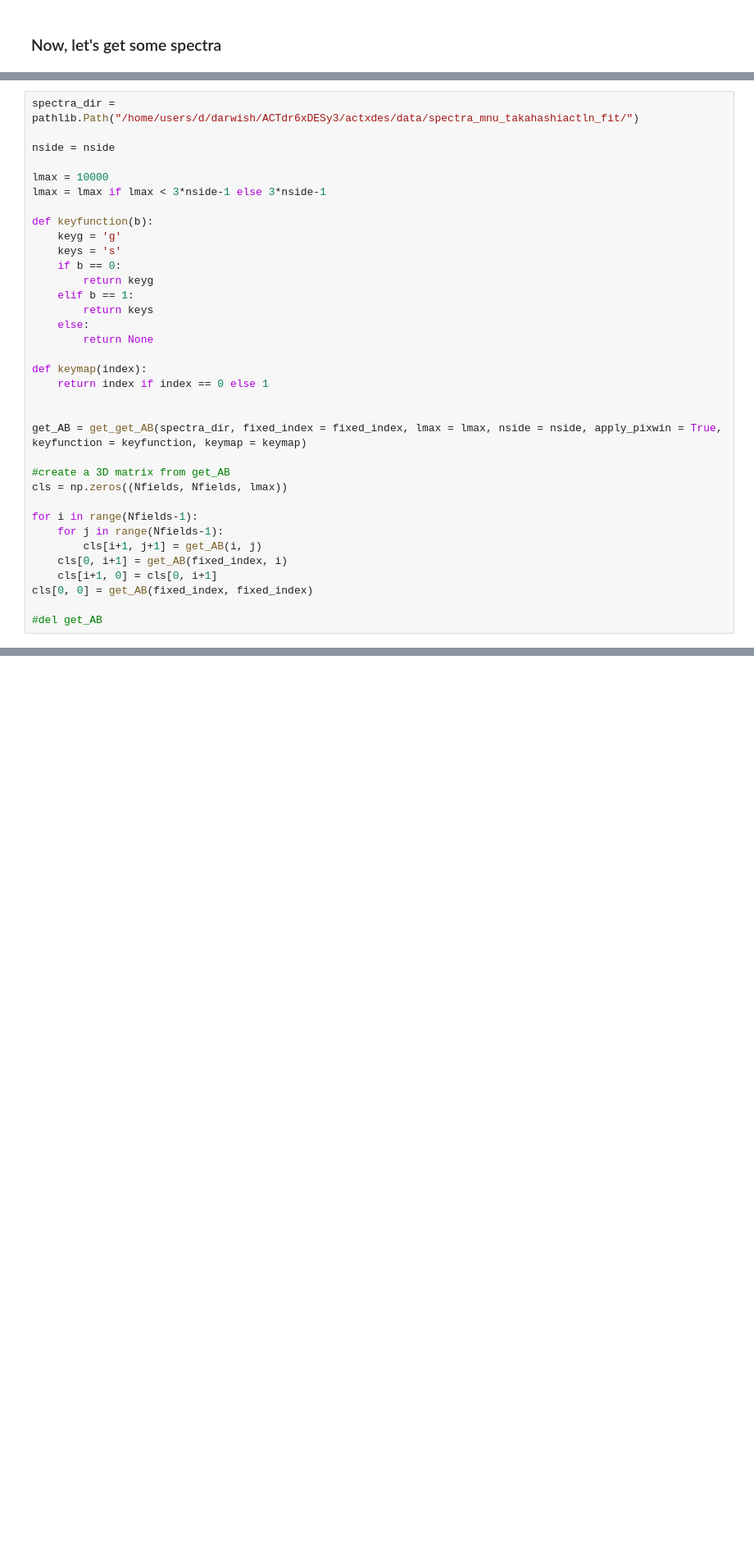
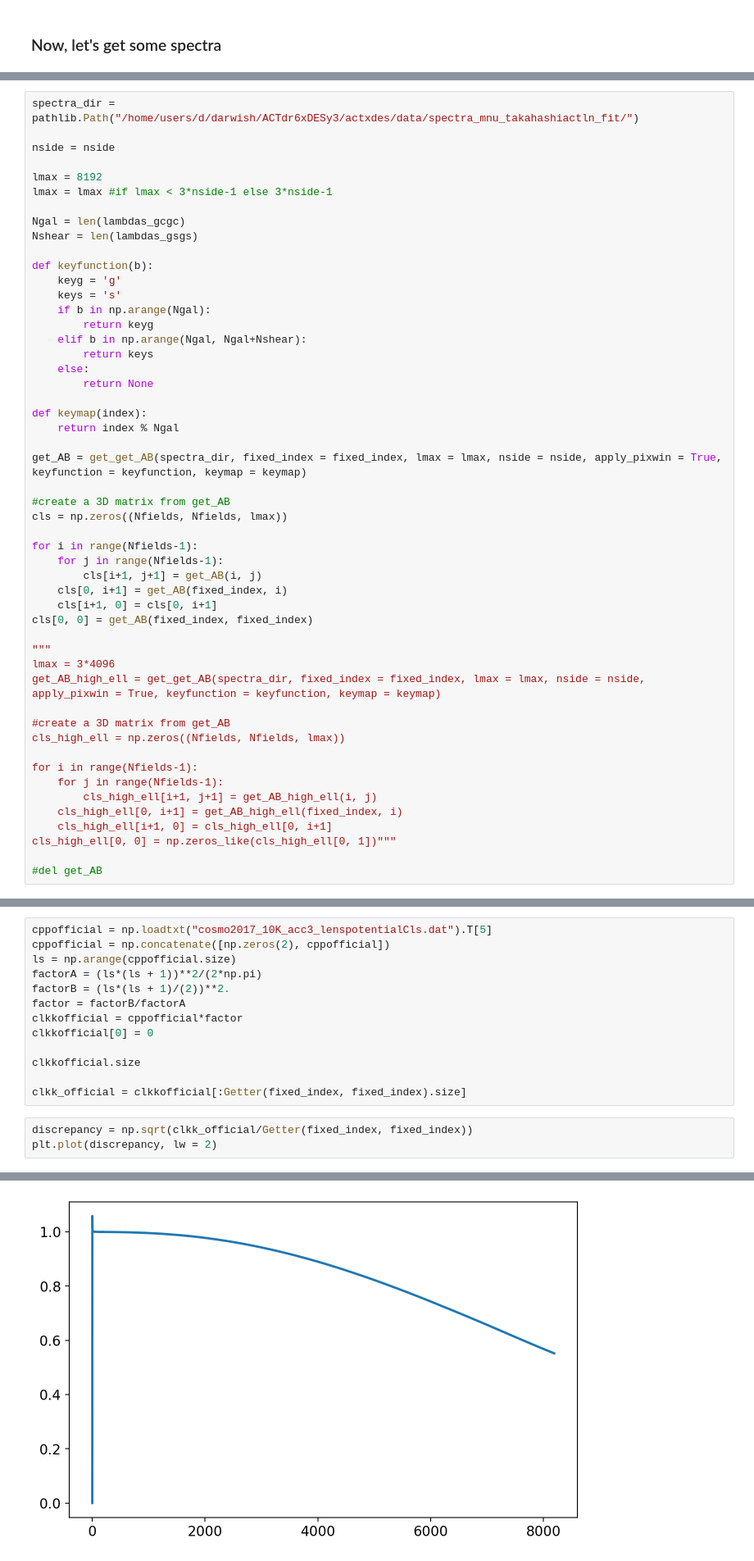
Before and after one commit to Saladino93/fieldgen, a Jupyter notebook: notebooks/example.ipynb, the cells around one changed output, grey strips where cells are left out. Shown at 82% size. Saved outputs shown, nothing was run; the diff lists cells and outputs as text; blank space fills up the shorter version.

```diff
--- a/notebooks/example.ipynb
+++ b/notebooks/example.ipynb
@@ -125,22 +156,24 @@ spectra_dir = pathlib.Path("/home/users/d/darwish/ACTdr6xDESy3/actxdes/data/spec
 
 nside = nside
 
-lmax = 10000
-lmax = lmax if lmax < 3*nside-1 else 3*nside-1
+lmax = 8192
+lmax = lmax #if lmax < 3*nside-1 else 3*nside-1
+
+Ngal = len(lambdas_gcgc)
+Nshear = len(lambdas_gsgs)
 
 def keyfunction(b):
     keyg = 'g'
     keys = 's'
-    if b == 0:
+    if b in np.arange(Ngal):
         return keyg
-    elif b == 1:
+    elif b in np.arange(Ngal, Ngal+Nshear):
         return keys
     else:
         return None
 
 def keymap(index):
-    return index if index == 0 else 1
-
+    return index % Ngal
 
 get_AB = get_get_AB(spectra_dir, fixed_index = fixed_index, lmax = lmax, nside = nside, apply_pixwin = True, keyfunction = keyfunction, keymap = keymap)
 
@@ -154,4 +187,18 @@ for i in range(Nfields-1):
     cls[i+1, 0] = cls[0, i+1]
 cls[0, 0] = get_AB(fixed_index, fixed_index)
 
+"""
+lmax = 3*4096
+get_AB_high_ell = get_get_AB(spectra_dir, fixed_index = fixed_index, lmax = lmax, nside = nside, apply_pixwin = True, keyfunction = keyfunction, keymap = keymap)
+
+#create a 3D matrix from get_AB
+cls_high_ell = np.zeros((Nfields, Nfields, lmax))
+
+for i in range(Nfields-1):
+    for j in range(Nfields-1):
+        cls_high_ell[i+1, j+1] = get_AB_high_ell(i, j)
+    cls_high_ell[0, i+1] = get_AB_high_ell(fixed_index, i)
+    cls_high_ell[i+1, 0] = cls_high_ell[0, i+1]
+cls_high_ell[0, 0] = np.zeros_like(cls_high_ell[0, 1])"""
+
 #del get_AB
@@ -167,0 +259,17 @@ Getter(0, 0).size
+# %%
+cppofficial = np.loadtxt("cosmo2017_10K_acc3_lenspotentialCls.dat").T[5]
+cppofficial = np.concatenate([np.zeros(2), cppofficial])
+ls = np.arange(cppofficial.size)
+factorA = (ls*(ls + 1))**2/(2*np.pi)
+factorB = (ls*(ls + 1)/(2))**2.
+factor = factorB/factorA
+clkkofficial = cppofficial*factor
+clkkofficial[0] = 0
+
+clkkofficial.size
+
+clkk_official = clkkofficial[:Getter(fixed_index, fixed_index).size]
+# %%
+discrepancy = np.sqrt(clkk_official/Getter(fixed_index, fixed_index))
+plt.plot(discrepancy, lw = 2)
+# %% [output]
@@ -167,0 +277 @@ Getter(0, 0).size
+[figure, added]
```
Also changed, not shown: parts of 49 cells of this notebook, 4 other files.
